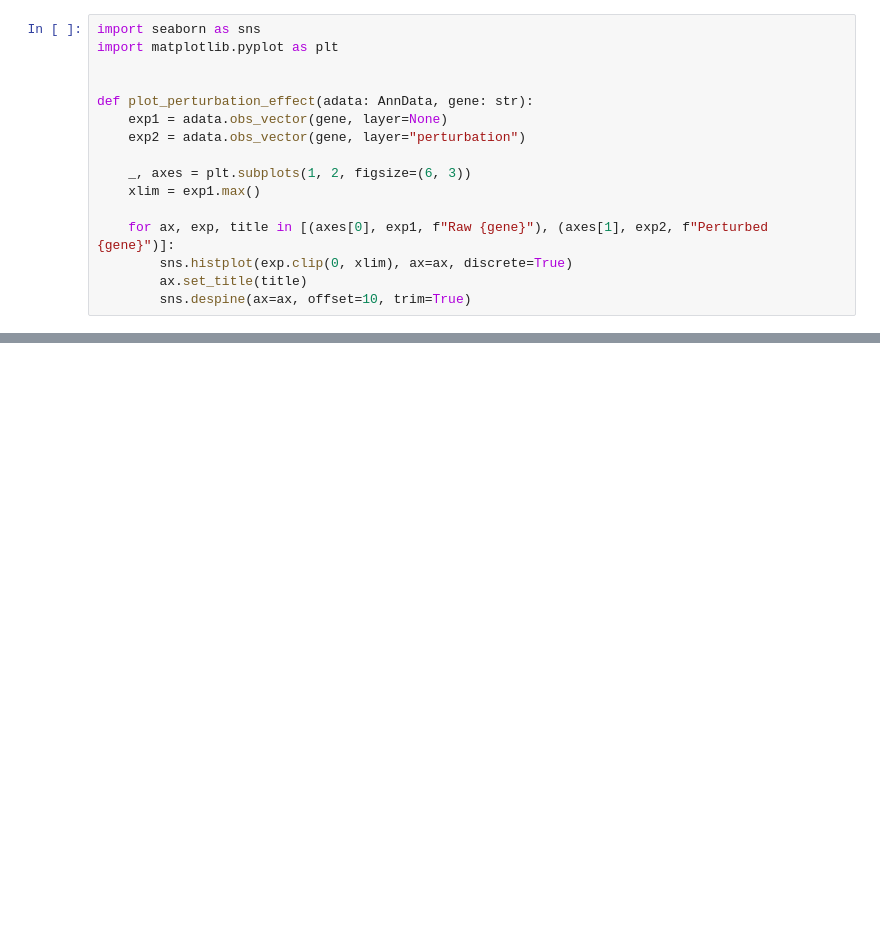
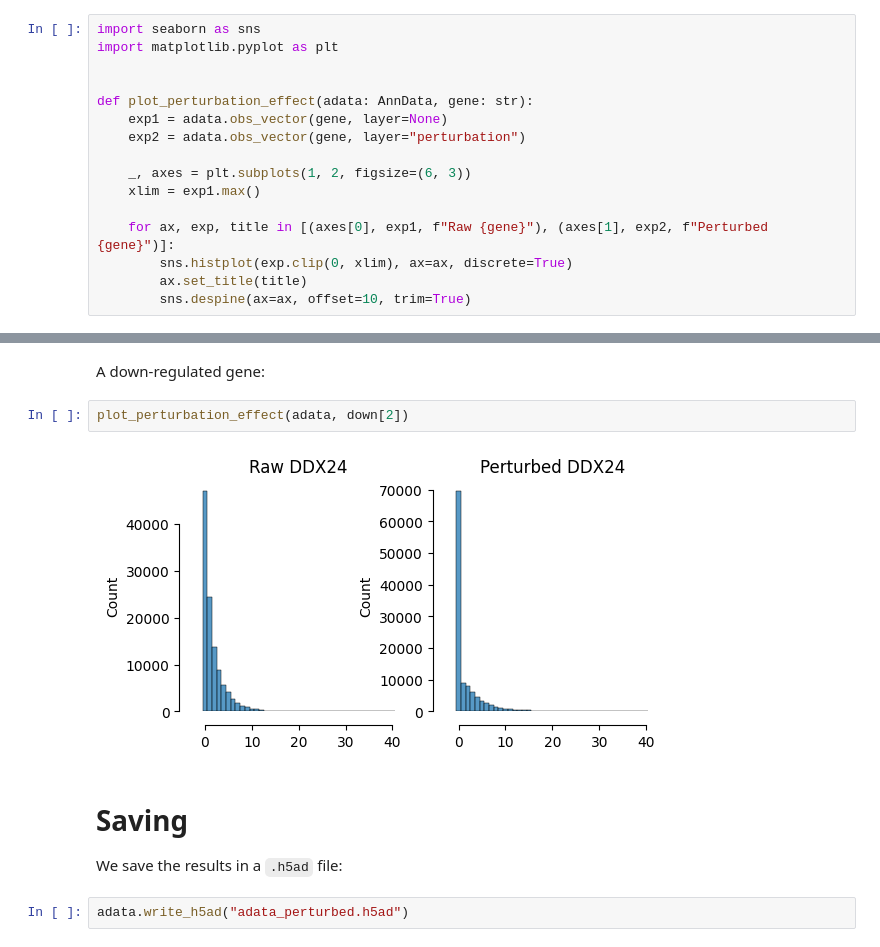
Before and after one commit to quentinblampey/sc-knockout-analysis, a Jupyter notebook: 1_knock_out.ipynb, the cells around one changed output, grey strips where cells are left out. Drawn from its saved outputs; the diff is of its cells as text; blank space fills up the shorter version.

```diff
--- a/1_knock_out.ipynb
+++ b/1_knock_out.ipynb
@@ -94,0 +127,12 @@ plot_perturbation_effect(adata, "GCLC")
+# %% [markdown]
+A down-regulated gene:
+# %%
+plot_perturbation_effect(adata, down[2])
+# %% [output]
+[figure, added]
+# %% [markdown]
+# Saving
+
+We save the results in a `.h5ad` file:
+# %%
+adata.write_h5ad("adata_perturbed.h5ad")
```
Also changed, not shown: parts of 11 cells of this notebook, 1 other file.
